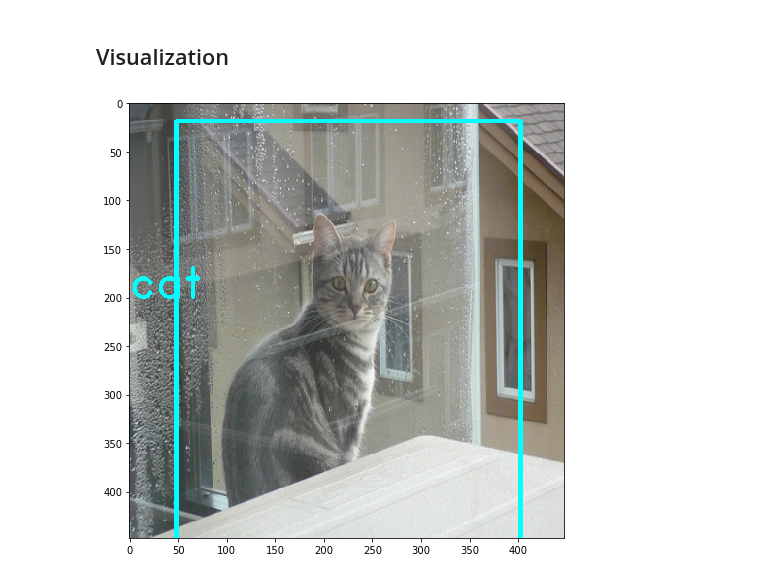
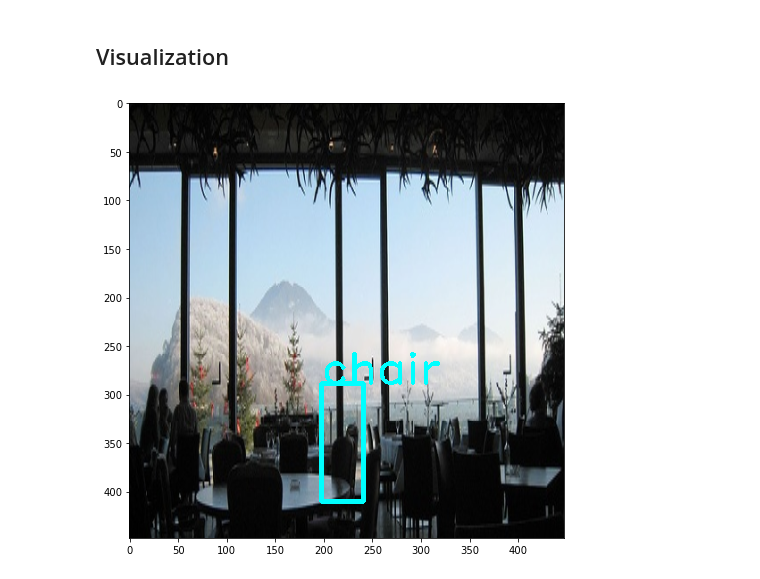
Before and after one commit to chengche6230/Deep-Learning-Course-Team-Project, a Jupyter notebook: Competition_2/Com2_lecture.ipynb, the cells around one changed output. Cells and saved outputs as stored; diff of their text form; code cells hidden in the pictures.

Commit message:
Update: Add multi-boundingbox detect Fix: Precision&Recall Curve and Calculate.

```diff
--- a/Competition_2/Com2_lecture.ipynb
+++ b/Competition_2/Com2_lecture.ipynb
@@ -658,7 +703,7 @@ ckpt.restore('./ckpts/YOLO/yolo-10')
 # %%
 @tf.function
 def prediction_step(img):
-    return resnet50(img, training=False)
+    return model(img, training=False)
 # %% [markdown]
 ### Make prediction and output to txt file
 # %%
@@ -668,12 +713,12 @@ for img_name, test_img, img_h, img_w in test_dataset:
     batch_num = img_name.shape[0]
     for i in range(batch_num):
 
-        xmin, ymin, xmax, ymax, class_num, conf = process_outputs(prediction_step(test_img[i:i+1]))
-        # print("First:", xmin, ymin, xmax, ymax, class_num)
-        xmin, ymin, xmax, ymax = xmin*(img_w[i:i+1]/IMAGE_SIZE), ymin*(img_h[i:i+1]/IMAGE_SIZE), xmax*(img_w[i:i+1]/IMAGE_SIZE), ymax*(img_h[i:i+1]/IMAGE_SIZE)
-        # print("Second:", xmin, ymin, xmax, ymax, class_num)
-
-        #img filename, xmin, ymin, xmax, ymax, class, confidence
-        output_file.write(img_name[i:i+1].numpy()[0].decode('ascii')+" %d %d %d %d %d %f\n" %(xmin, ymin, xmax, ymax, class_num, conf))
+        # -------------modify-------------
+        xmin, ymin, xmax, ymax, class_num, conf, num_of_pred_box = process_outputs(prediction_step(test_img[i:i+1]))
+        for j in range(num_of_pred_box):
+            xmin[j], ymin[j], xmax[j], ymax[j] = xmin[j]*(img_w[i:i+1]/IMAGE_SIZE), ymin[j]*(img_h[i:i+1]/IMAGE_SIZE), xmax[j]*(img_w[i:i+1]/IMAGE_SIZE), ymax[j]*(img_h[i:i+1]/IMAGE_SIZE)
+            #img filename, xmin, ymin, xmax, ymax, class, confidence
+            output_file.write(img_name[i:i+1].numpy()[0].decode('ascii')+" %d %d %d %d %d %f\n" %(xmin[j], ymin[j], xmax[j], ymax[j], class_num[j], conf[j]))
+        # -------------modify-------------
 
 output_file.close()
@@ -697,21 +767,39 @@ import cv2
 # %%
-
-np_img = cv2.imread('./dataset/VOCdevkit_test/VOC2007/JPEGImages/000119.jpg')
+imgName = '000126.jpg'
+imgPath = os.path.join('./dataset/VOCdevkit_test/VOC2007/JPEGImages', imgName)
+np_img = cv2.imread(imgPath)
 resized_img = cv2.resize(src=np_img, dsize=(IMAGE_SIZE, IMAGE_SIZE))
 np_img = cv2.cvtColor(resized_img, cv2.COLOR_BGR2RGB)
 resized_img = np_img
 np_img = np_img.astype(np.float32)
 np_img = np_img / 255.0 * 2 - 1
 np_img = np.reshape(np_img, (1, IMAGE_SIZE, IMAGE_SIZE, 3))
 
-y_pred = resnet50(np_img, training=False)
-xmin, ymin, xmax, ymax, class_num, conf = process_outputs(y_pred)
-class_name = classes_name[class_num]
-cv2.rectangle(resized_img, (int(xmin), int(ymin)), (int(xmax), int(ymax)), (0, 255, 255), 3)
-cv2.putText(resized_img, class_name, (0, 200), 2, 1.5, (0, 255, 255), 2)
-
+# Predict
+y_pred = model(np_img, training=False)
+xmin, ymin, xmax, ymax, class_num, conf, num_of_pred_box = process_outputs(y_pred)
+for i in range(num_of_pred_box):
+    class_name = classes_name[class_num[i]]
+    cv2.rectangle(resized_img, (int(xmin[i]), int(ymin[i])), (int(xmax[i]), int(ymax[i])), (0, 255, 255), 3)
+    cv2.putText(resized_img, class_name, (int(xmin[i]), int(ymin[i])), 2, 1.5, (0, 255, 255), 2)
+    # print(class_name)
+    # plt.imshow(resized_img)
+    # plt.show()
 plt.figure(figsize=(8,8))
 plt.imshow(resized_img)
 plt.show()
+# class_name = classes_name[class_num]
+
+# Add bouding_box into bounding_boxes
+# bouding_box = evaluate.BoundingBox(imageName=imgName, classId=class_num, x=int(xmin), y=int(ymax), w=int(xmax-xmin), h=int(ymax-ymin))
+# bounding_boxes.addBoundingBox(bouding_box)
+
+# Plot
+# cv2.rectangle(resized_img, (int(xmin), int(ymin)), (int(xmax), int(ymax)), (0, 255, 255), 3)
+# cv2.putText(resized_img, class_name, (0, 200), 2, 1.5, (0, 255, 255), 2)
+
+# plt.figure(figsize=(8,8))
+# plt.imshow(resized_img)
+# plt.show()
 # %% [output]
-[figure, old version]
+[figure, new version]
```
Also changed, not shown: parts of 20 cells of this notebook, 6 other files.
